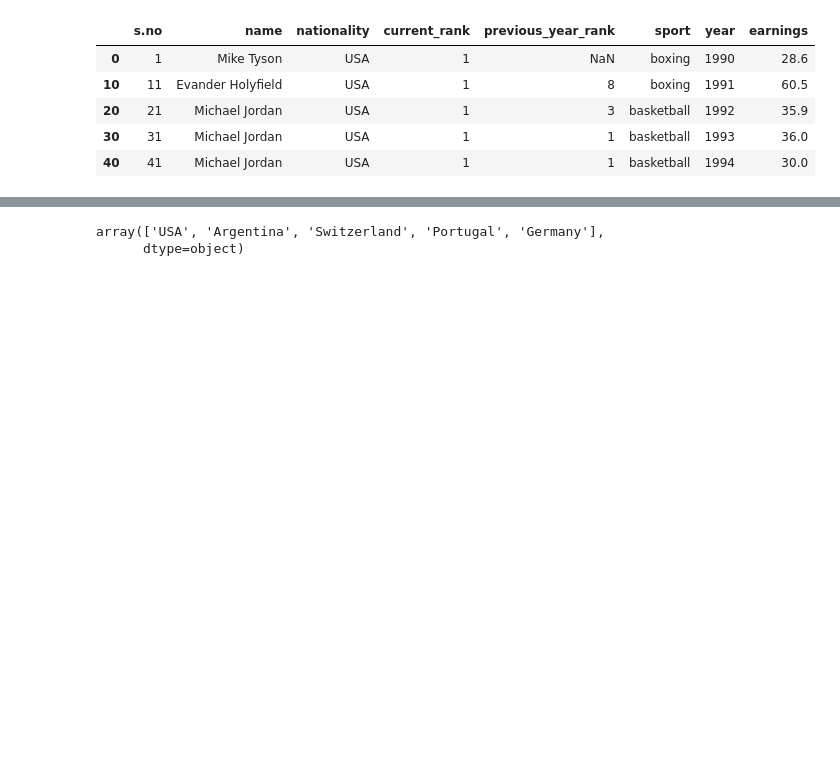
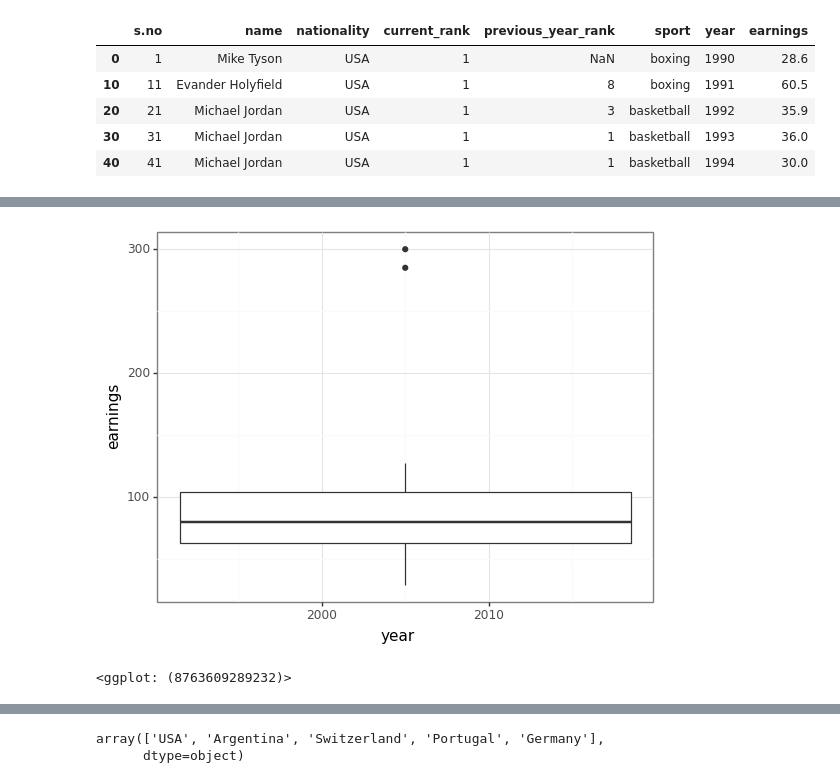
Before and after one commit to zoeshenrw/databootcamp-midterm, a Jupyter notebook: databootcamp-midterm.ipynb, the cells around one changed output, grey strips where cells are left out. Drawn from its saved outputs; the diff is of its cells as text; code cells hidden in the pictures; blank space fills up the shorter version.

```diff
--- a/databootcamp-midterm.ipynb
+++ b/databootcamp-midterm.ipynb
@@ -119,0 +133,7 @@ See the caveats in the documentation: https://pandas.pydata.org/pandas-docs/stab
+# %%
+(ggplot(df_no1, aes(x='year', y='earnings')) +
+        geom_boxplot()+theme_bw()
+)
+# %% [output]
+[figure, added]
+<ggplot: (8763609289232)>
```
Also changed, not shown: parts of 27 cells of this notebook.
